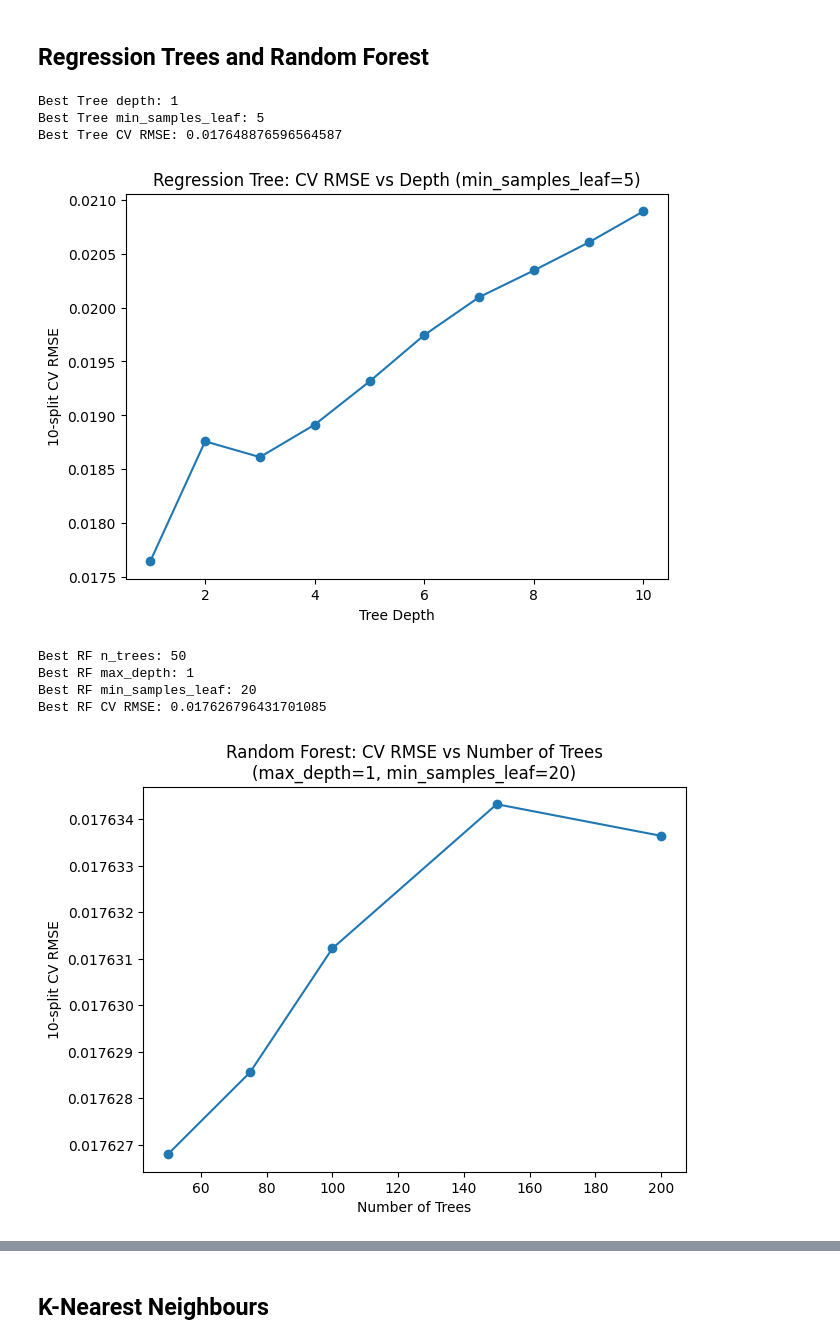
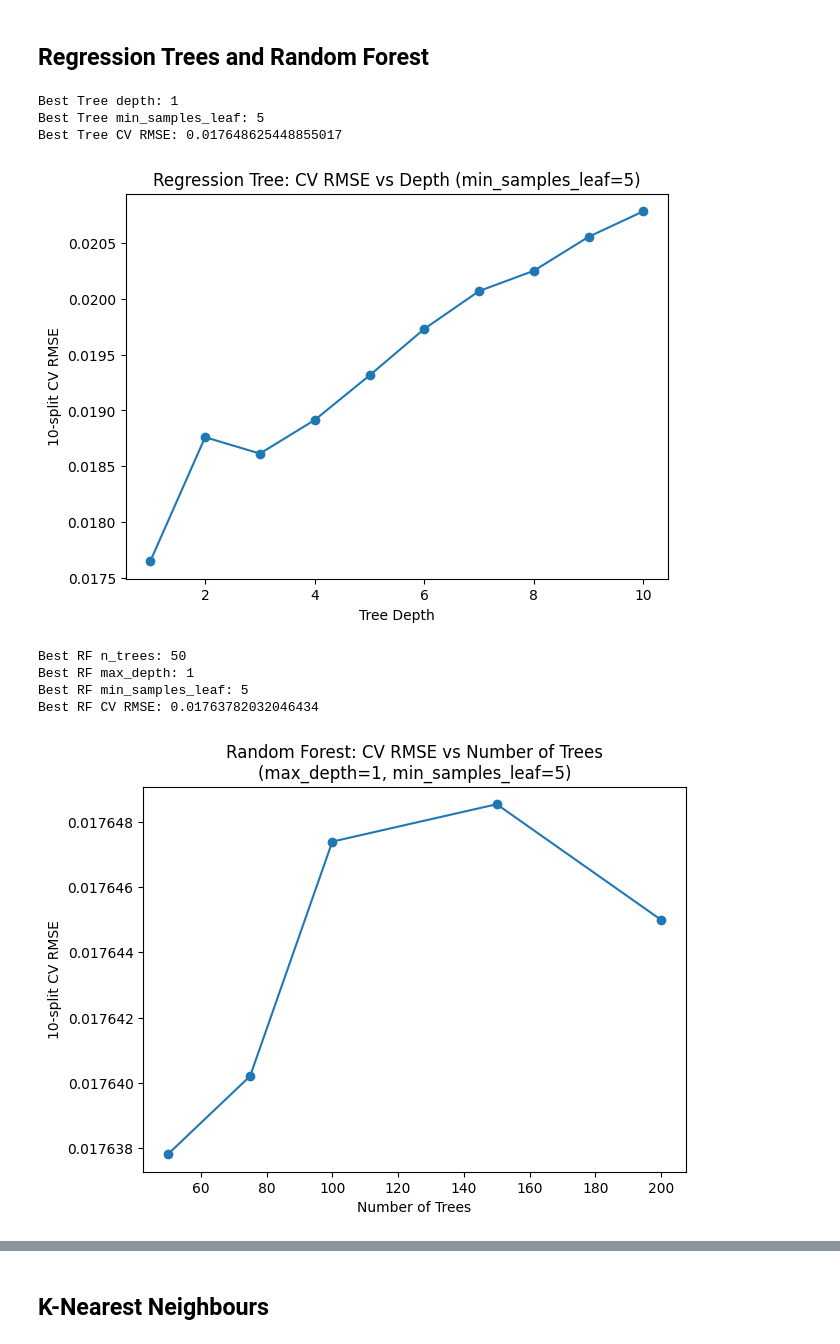
Before and after one commit to aryasalian/ECON-573-Research-Project, a Jupyter notebook: arya_copy_model.ipynb, the cells around one changed output, grey strips where cells are left out. Drawn from its saved outputs; the diff is of its cells as text; code cells hidden in the pictures.

Commit message:
all models made

```diff
--- a/arya_copy_model.ipynb
+++ b/arya_copy_model.ipynb
@@ -50,13 +53,13 @@ feature_cols = [
     'oil_close_roll_z', 'soy_close_roll_z', 'corn_soy_ratio', 'corn_oil_ratio',
     'yc_10_2', 'yc_2_3m', 'yc_curvature',
     'd(yc_10_2)', 'd(yc_2_3m)', 'd(yc_curvature)', 'd(T10_yield)', 'd(T2_yield)',
-    'prod_w_temp', 'prod_w_tmin', 'prod_w_tmax', 'prod_w_prcp', 'prod_w_rhum', 'prod_w_wspd',
-    'temp_prcp_interaction', 'corn_rv_5d_lag1', 'corn_rv_5d_lag2', 'rsi_14_lag1', 'rsi_14_lag2', 'd(yc_10_2)_lag1', 'd(yc_10_2)_lag2'
+    'prod_w_temp', 'prod_w_tmin', 'prod_w_tmax', 'prod_w_prcp', 'prod_w_rhum', 'prod_w_wspd'
 ]
+mlr_features = feature_cols + ['temp_prcp_interaction', 'corn_rv_5d_lag1', 'corn_rv_5d_lag2', 'rsi_14_lag1', 'rsi_14_lag2', 'd(yc_10_2)_lag1', 'd(yc_10_2)_lag2']
 response_col = 'corn_ret_t+1'
-model_df = df[feature_cols + [response_col]].copy()
+model_df = df[mlr_features + [response_col]].copy()
 if "date" in df.columns:
-    model_df = df[["date"] + feature_cols + [response_col]].copy()
+    model_df = df[["date"] + mlr_features + [response_col]].copy()
     model_df["date"] = pd.to_datetime(model_df["date"])
     model_df = model_df.sort_values("date")
 else:
@@ -64,7 +67,7 @@ else:
 model_df = model_df.dropna(subset=[response_col])
 
 # Final clean feature and response data
-X = model_df[feature_cols]
+X = model_df[mlr_features]
 y = model_df[response_col]
 
 # 80-20 Train-Test split for unbiased holdout test period
@@ -87,7 +90,7 @@ preprocessor_scaled = ColumnTransformer([
         ("onehot", OneHotEncoder(drop="first", handle_unknown="ignore"))
     ]), categorical_cols)
 ])
-preprocessor_tree = ColumnTransformer([
+preprocessor_noscale = ColumnTransformer([
     ("num", SimpleImputer(strategy="median"), numeric_cols),    # Scaling not needed here
     ("cat", Pipeline([
         ("imputer", SimpleImputer(strategy="most_frequent")),
@@ -158,13 +161,15 @@ def remove_high_vif(X, threshold=10):
         X = X.drop(columns=[drop_feature])
     return X
 
+mlr_numeric_cols = [c for c in mlr_features if c not in categorical_cols]
+
 # Median Impute for VIF Calculation only (Imputation handled by piepline otherwise)
 X_vif = X_train.fillna(X_train.median())
-X_train_vif = remove_high_vif(X_vif[numeric_cols])  # remove features with high VIF/collinearity for MLR
+X_train_vif = remove_high_vif(X_vif[mlr_numeric_cols])  # remove features with high VIF/collinearity for MLR
 vif_selected_numeric_cols = X_train_vif.columns.tolist()
 final_feature_cols = vif_selected_numeric_cols + categorical_cols
 
-# MLR model with VIF selected features. There is some improvement.
+# MLR model with VIF selected features and additional MLR specific interaction and lag terms. There is some improvement.
 mlr_model_wo_mc = Pipeline([
     ("preprocessor", ColumnTransformer([
     ("num", Pipeline([
@@ -213,7 +218,7 @@ def forward_selection(X, y, feature_list, cv):
                     ("num", Pipeline([
                         ("imputer", SimpleImputer(strategy="median")),
                         ("scaler", StandardScaler())
-                    ]), [f for f in trial_features if f in numeric_cols]),
+                    ]), [f for f in trial_features if f in mlr_numeric_cols]),
                     ("cat", Pipeline([
                         ("imputer", SimpleImputer(strategy="most_frequent")),
                         ("onehot", OneHotEncoder(drop="first", handle_unknown="ignore"))
@@ -241,7 +246,7 @@ candidate_features = final_feature_cols.copy()
 selected_features, history = forward_selection(X_train, y_train, candidate_features, tscv)
 print("Final selected features:", selected_features)
 
-# MLR model with forward-selection performed on VIF selected features. There is additional improvement.
+# MLR model with forward-selection performed on VIF selected features and additional MLR specific interaction and lag terms. There is additional improvement.
 forward_selection_model = Pipeline([
     ("preprocessor", ColumnTransformer([
     ("num", Pipeline([
@@ -501,7 +506,7 @@ tree_results = []
 for depth in range(1, 11):
     for leaf in [5, 10, 20, 40]:
         model = Pipeline([
-            ("prep", preprocessor_tree),
+            ("prep", preprocessor_noscale),
             ("model", DecisionTreeRegressor(
                 max_depth=depth,
                 min_samples_leaf=leaf,
@@ -515,7 +520,7 @@ best_tree_row = tree_df.loc[tree_df["cv_rmse"].idxmin()]
 best_tree_depth = int(best_tree_row["max_depth"])
 best_tree_leaf = int(best_tree_row["min_samples_leaf"])
 best_tree = Pipeline([
-    ("prep", preprocessor_tree),
+    ("prep", preprocessor_noscale),
     ("model", DecisionTreeRegressor(
         max_depth=best_tree_depth,
         min_samples_leaf=best_tree_leaf,
@@ -536,8 +541,8 @@ plt.show()
 # %% [output]
 Best Tree depth: 1
 Best Tree min_samples_leaf: 5
-Best Tree CV RMSE: 0.017648876596564587
+Best Tree CV RMSE: 0.017648625448855017
-[figure, old version]
+[figure, new version]
 # %%
 rf_results = []
 
@@ -545,7 +550,7 @@ for n_trees in [50, 75, 100, 150, 200]:
     for depth in [1, 3, 5, 7, None]:
         for leaf in [5, 10, 20]:
             model = Pipeline([
-                ("prep", preprocessor_tree),
+                ("prep", preprocessor_noscale),
                 ("model", RandomForestRegressor(
                     n_estimators=n_trees,
                     max_depth=depth,
@@ -563,37 +568,37 @@ best_rf_n = int(best_rf_row["n_trees"])
 best_rf_depth = int(None if pd.isna(best_rf_row["max_depth"]) else best_rf_row["max_depth"])
 best_rf_leaf = int(best_rf_row["min_samples_leaf"])
 best_rf = Pipeline([
-    ("prep", preprocessor_tree),
+    ("prep", preprocessor_noscale),
     ("model", RandomForestRegressor(
         n_estimators=best_rf_n,
         max_depth=best_rf_depth,
         min_samples_leaf=best_rf_leaf,
         max_features="sqrt",
         random_state=1,
         n_jobs=-1
     ))
 ])
 print("Best RF n_trees:", best_rf_n)
 print("Best RF max_depth:", best_rf_depth)
 print("Best RF min_samples_leaf:", best_rf_leaf)
 print("Best RF CV RMSE:", best_rf_row["cv_rmse"])
 
 plot_rf = rf_df[
     (rf_df["max_depth"].astype(str) == str(float(best_rf_depth))) &
     (rf_df["min_samples_leaf"] == best_rf_leaf)
 ].sort_values("n_trees")
 plt.figure(figsize=(7,5))
 plt.plot(plot_rf["n_trees"], plot_rf["cv_rmse"], marker="o")
 plt.xlabel("Number of Trees")
 plt.ylabel("10-split CV RMSE")
 plt.title(f"Random Forest: CV RMSE vs Number of Trees\n(max_depth={best_rf_depth}, min_samples_leaf={best_rf_leaf})")
 plt.show()
 # %% [output]
 Best RF n_trees: 50
 Best RF max_depth: 1
-Best RF min_samples_leaf: 20
-Best RF CV RMSE: 0.017626796431701085
+Best RF min_samples_leaf: 5
+Best RF CV RMSE: 0.01763782032046434
-[figure, old version]
+[figure, new version]
 # %%
 best_rf.fit(X_train, y_train)
 prep = best_rf.named_steps["prep"]
```
Also changed, not shown: parts of 14 cells of this notebook.
